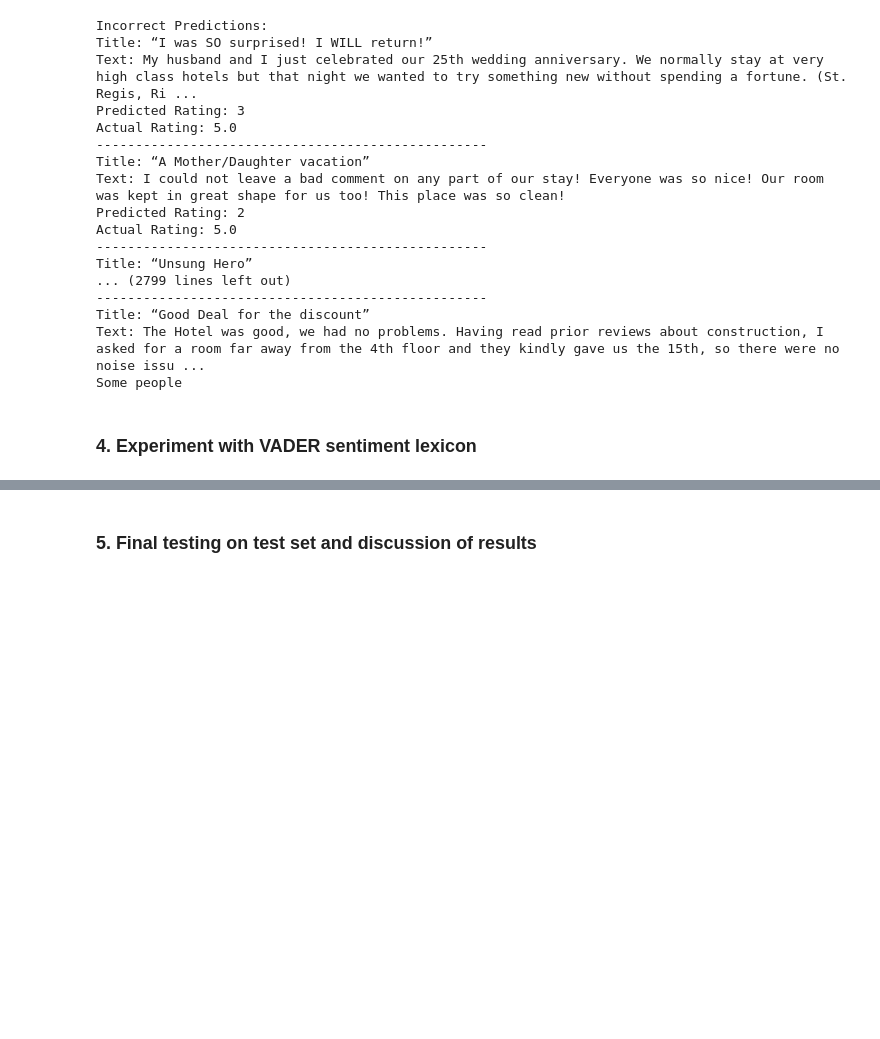
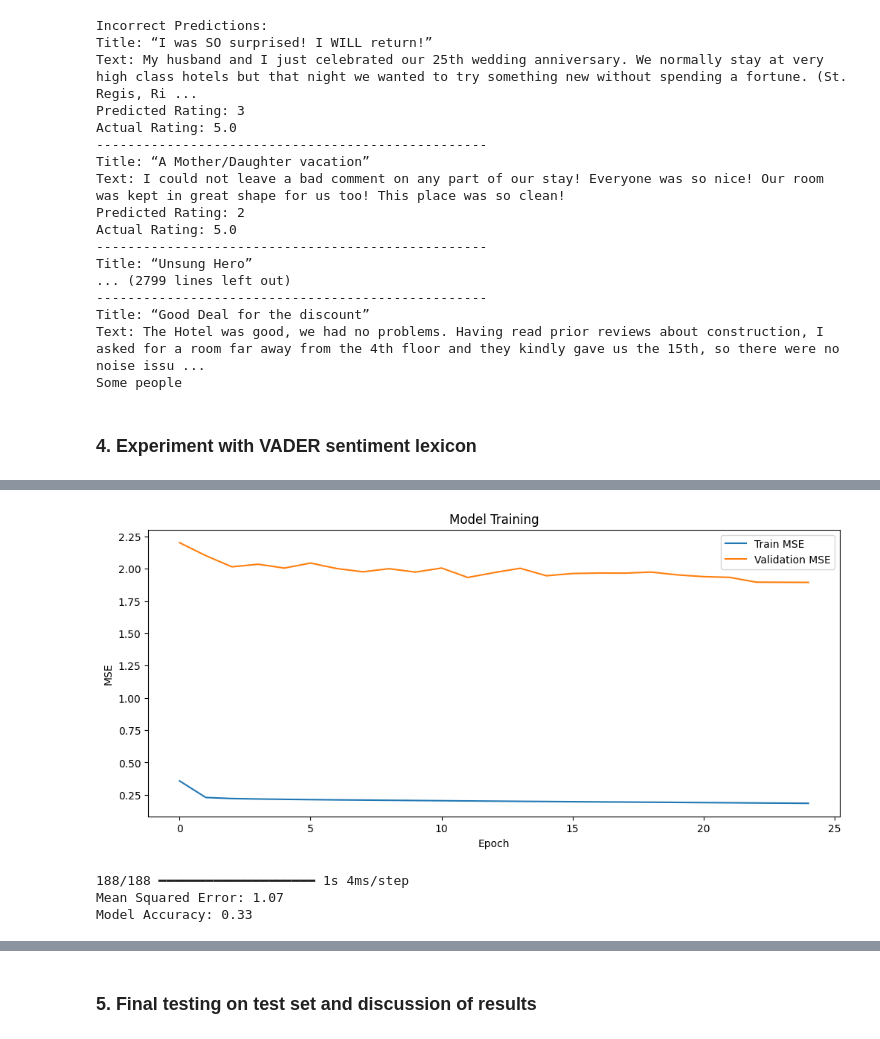
Before and after one commit to CHamilton0/COMP-SCI-7417-Applied-Natural-Language-Processing, a Jupyter notebook: Assignment1/ANLP_2025_S1_assignment1_a1766121_christopher_hamilton_version02.ipynb, the cells around one changed output, grey strips where cells are left out. Cells and saved outputs as stored; diff of their text form; code cells hidden in the pictures; blank space fills up the shorter version.

Commit message:
Commit version 12: Include some VADER sentiment analysis

```diff
--- a/Assignment1/ANLP_2025_S1_assignment1_a1766121_christopher_hamilton_version02.ipynb
+++ b/Assignment1/ANLP_2025_S1_assignment1_a1766121_christopher_hamilton_version02.ipynb
@@ -622,0 +667,14 @@ Some people
+# %%
+train_X = pad_sequences(tokenizer.texts_to_sequences(balanced_train_df2['text']), maxlen=maxlen)
+# Create a training set with the vader sentiment represented as -1 if neutral, 0 if negative and 1 if positive
+train_X = np.concatenate((train_X, np.array(balanced_train_df2["VADER_Sentiment"].apply(lambda x: 1 if x == "positive" else (-1 if x == "negative" else 0)).tolist()).reshape(-1, 1)), axis=1)
+print(train_X)
+
+# Train the model
+history = model.fit(
+    train_X,
+    train_Y,
+    epochs=25,
+    batch_size=64,
+    validation_split=0.2,
+)
@@ -622,0 +699,32 @@ Some people
+# %%
+from matplotlib import pyplot as plt
+
+# Plot the training history
+plt.figure(figsize=(12, 5))
+plt.plot(history.history['loss'], label='Train MSE')
+plt.plot(history.history['val_loss'], label='Validation MSE')
+plt.xlabel('Epoch')
+plt.ylabel('MSE')
+plt.title('Model Training')
+plt.legend()
+plt.show()
+# %% [output]
+[figure, added]
+# %%
+# Predict the ratings for the test set and check the rating compared to the y_test_cat
+predictions = model.predict(test_X)
+# Compare the predictions with the actual ratings
+predictions = np.round(predictions).astype(int)
+
+# Calculate the mean squared error
+mse = np.mean((predictions.flatten() - test_Y.to_numpy().flatten())**2)
+print(f"Mean Squared Error: {mse:.2f}")
+
+correct_predictions = np.sum(predictions.flatten() == test_Y.to_numpy().flatten())
+total_predictions = len(predictions)
+accuracy = correct_predictions / total_predictions
+print(f"Model Accuracy: {accuracy:.2f}")
+# %% [output]
+188/188 ━━━━━━━━━━━━━━━━━━━━ 1s 4ms/step
+Mean Squared Error: 1.07
+Model Accuracy: 0.33
```
Also changed, not shown: parts of 3 cells of this notebook.
